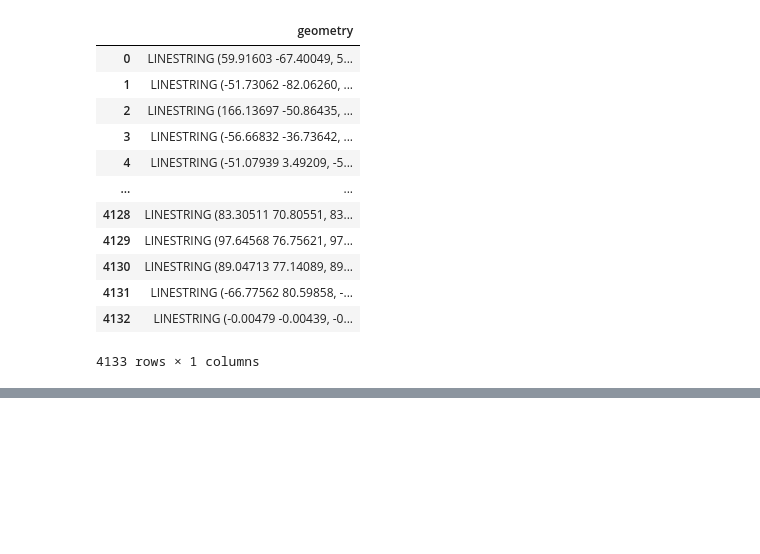
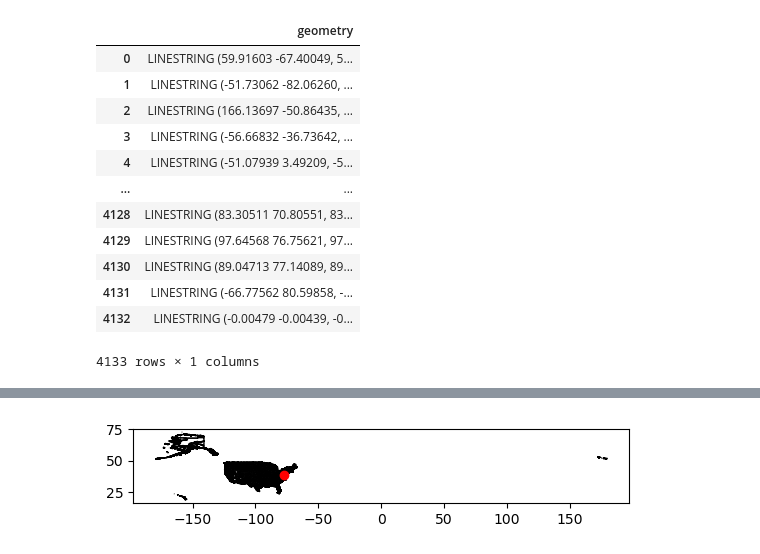
Before and after one commit to Bartholomew-Taylor/snow_crab, a Jupyter notebook: snow_crabs.ipynb, the cells around one changed output, grey strips where cells are left out. Saved outputs shown, nothing was run; the diff lists cells and outputs as text; code cells hidden in the pictures; blank space fills up the shorter version.

```diff
--- a/snow_crabs.ipynb
+++ b/snow_crabs.ipynb
@@ -242,0 +243,3 @@ plt.show()
+# %%
+capitals = pd.read_csv('concap.csv')
+capitals.head(200)
@@ -242,0 +260,7 @@ plt.show()
+# %%
+cap_df = gp.GeoDataFrame(capitals, geometry = gp.points_from_xy(capitals.CapitalLongitude,
+                                                                          capitals.CapitalLatitude))
+# %%
+cap_df.head()
+us_cap_df = cap_df[cap_df['CountryCode'] == "US"]
+us_cap_df.head()
@@ -242,0 +270,10 @@ plt.show()
+# %%
+from geopandas import GeoDataFrame
+
+adm2 = GeoDataFrame(adm2)
+# %%
+ax = adm2[adm2.NAME_0 == 'United States'].plot(color = 'white', edgecolor = 'black')
+us_cap_df.plot(ax = ax, color = 'red')
+plt.show()
+# %% [output]
+[figure, added]
```
Also changed, not shown: parts of 21 cells of this notebook, 2 other files.
